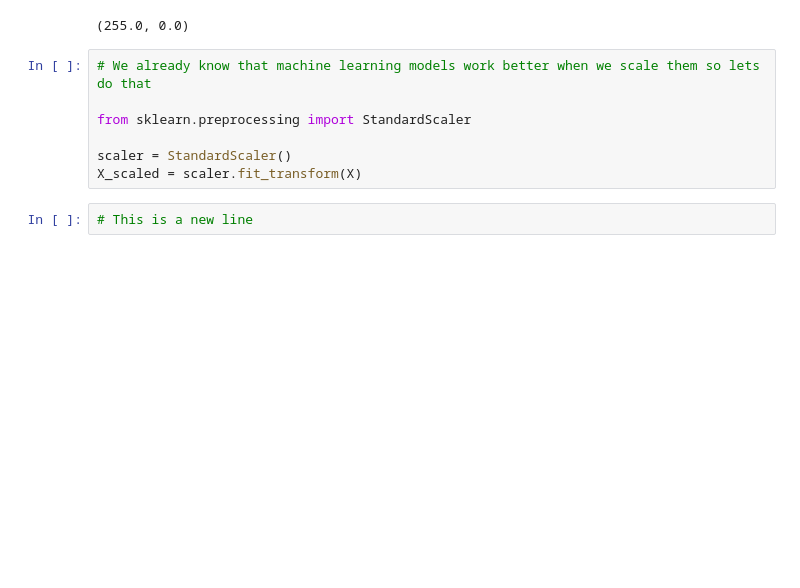
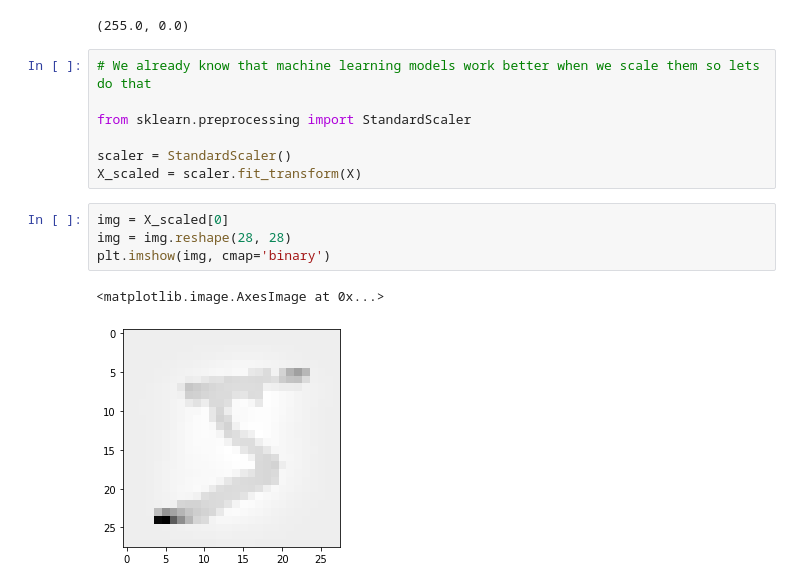
Before and after one commit to rishabhrao12/machine-learning, a Jupyter notebook: Part1-MachineLearning/Ch03-Classification/Ex1_MNIST.ipynb, the cells around one changed output. Drawn from its saved outputs; the diff is of its cells as text; blank space fills up the shorter version.

```diff
--- a/Part1-MachineLearning/Ch03-Classification/Ex1_MNIST.ipynb
+++ b/Part1-MachineLearning/Ch03-Classification/Ex1_MNIST.ipynb
@@ -89,5 +89,10 @@ from sklearn.preprocessing import StandardScaler
 
 scaler = StandardScaler()
 X_scaled = scaler.fit_transform(X)
-# %%
-# This is a new line
+# %%
+img = X_scaled[0]
+img = img.reshape(28, 28)
+plt.imshow(img, cmap='binary')
+# %% [output]
+<matplotlib.image.AxesImage at 0x...>
+[figure, added]
```
Also changed, not shown: parts of 3 cells of this notebook.
